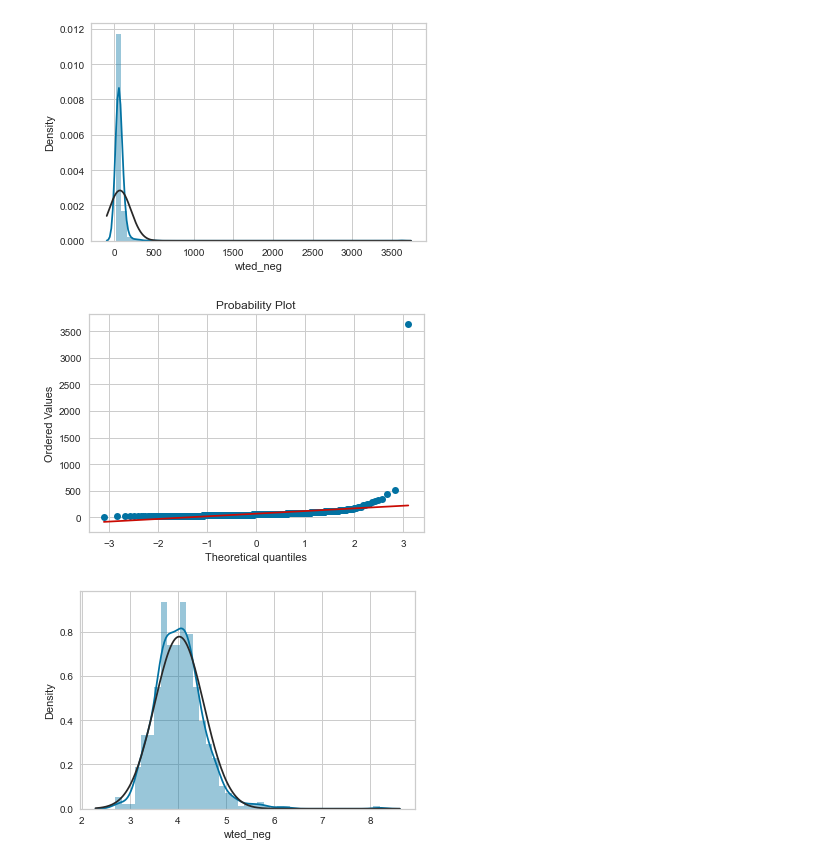
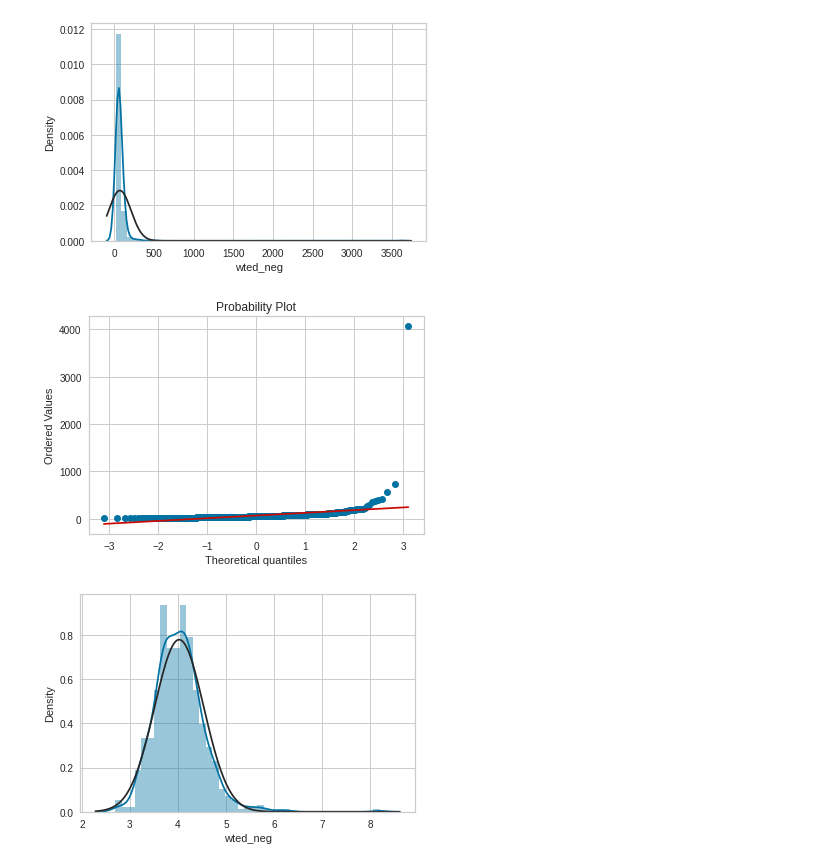
Before and after one commit to svishakan/Social-Media-Based-Stock-Market-Analysis, a Jupyter notebook: Spark Streaming/FinalXGBoostRegressor.ipynb, the cells around one changed output. Cells and saved outputs as stored; diff of their text form; code cells hidden in the pictures.

```diff
--- a/Spark Streaming/FinalXGBoostRegressor.ipynb
+++ b/Spark Streaming/FinalXGBoostRegressor.ipynb
@@ -347,10 +350,10 @@ plt.savefig('images/TSLA-distribution.png', transparent=True, dpi=400)
 # %% [output]
 [figure]
 # %%
-res = stats.probplot(merged_dfs['TSLA']['wted_neg'], plot=plt)
+res = stats.probplot(merged_dfs['TSLA']['neg_counts'], plot=plt)
 plt.savefig('images/TSLA-probplot.png', transparent=True, dpi=400)
 # %% [output]
-[figure, old version]
+[figure, new version]
 # %%
 merged_dfs['TSLA']['wted_neg'] = np.log(merged_dfs['TSLA']['wted_neg'])
 
```
Also changed, not shown: parts of 5 cells of this notebook, 20 other files.
